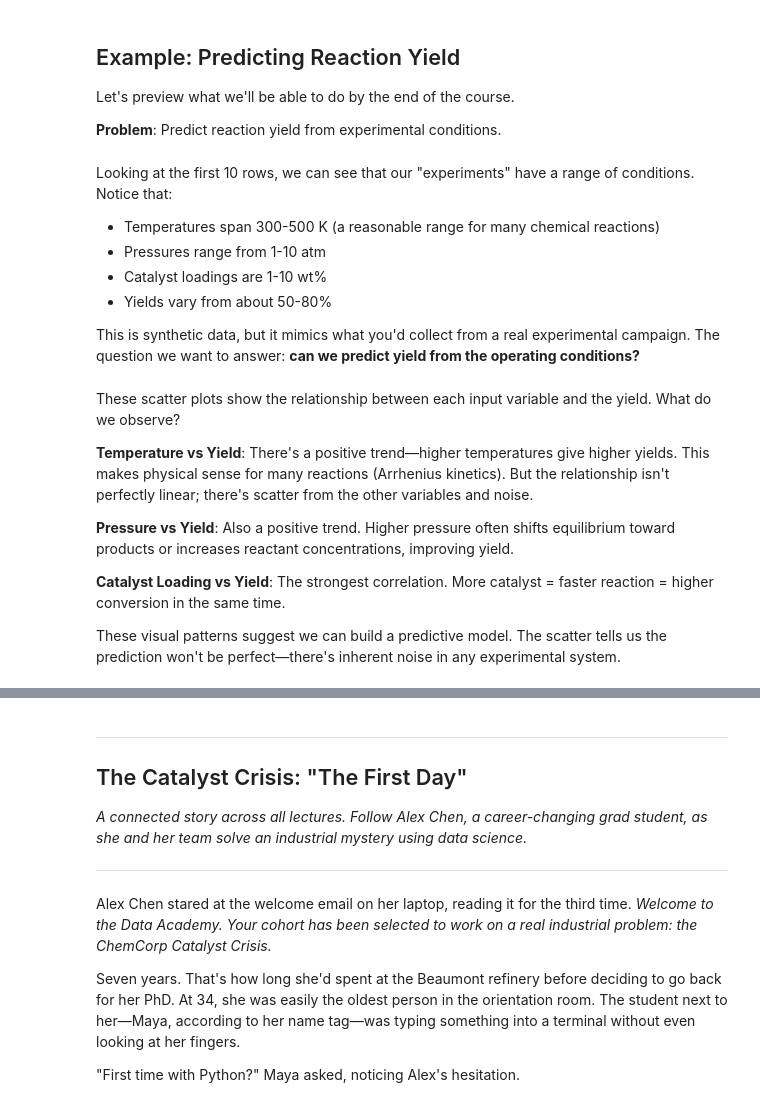
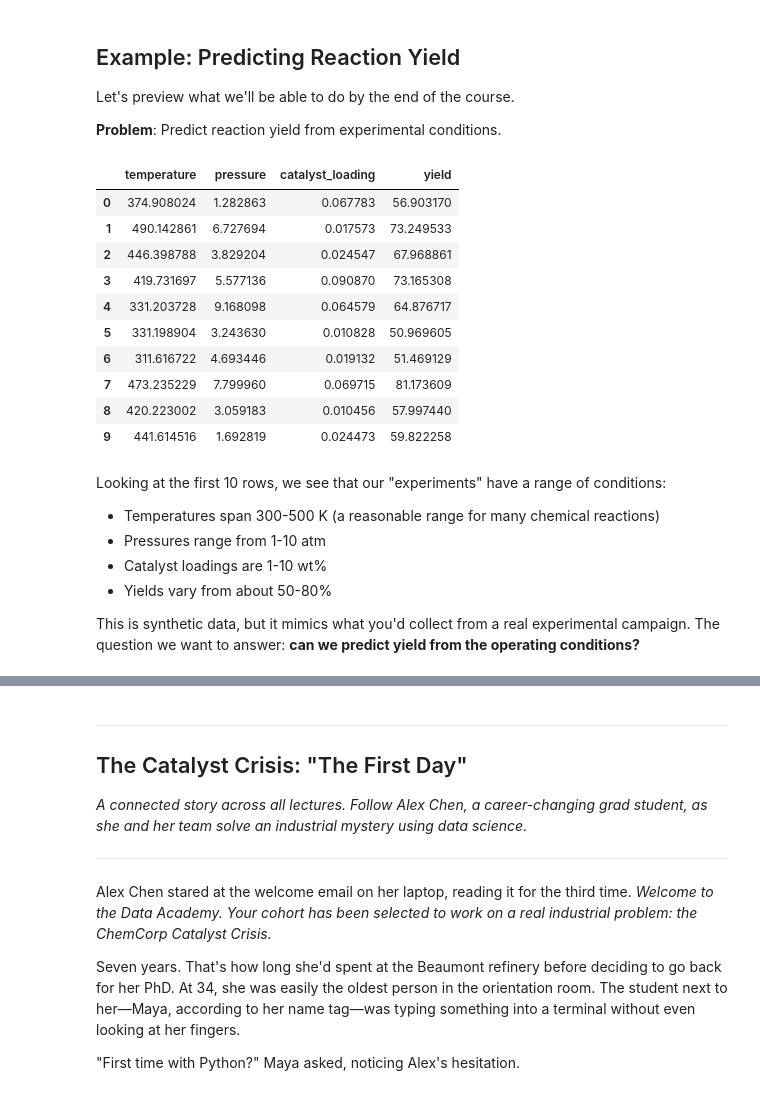
Before and after one commit to jkitchin/s26-06642, a Jupyter notebook: dsmles/00-introduction/introduction.ipynb, the cells around one changed output, grey strips where cells are left out. Drawn from its saved outputs; the diff is of its cells as text; code cells hidden in the pictures.

```diff
--- a/dsmles/00-introduction/introduction.ipynb
+++ b/dsmles/00-introduction/introduction.ipynb
@@ -186,36 +206,48 @@ import numpy as np
 import pandas as pd
 import matplotlib.pyplot as plt
 
 # Generate synthetic experiment data
 np.random.seed(42)
 n_experiments = 100
 
 # Experimental conditions
 temperature = np.random.uniform(300, 500, n_experiments)  # K
 pressure = np.random.uniform(1, 10, n_experiments)  # atm
 catalyst_loading = np.random.uniform(0.01, 0.10, n_experiments)  # wt%
 
 # "True" yield model (unknown to us in practice)
 yield_true = (
     50 +
     0.1 * (temperature - 400) +
     2 * pressure +
     100 * catalyst_loading +
-    np.random.normal(0, 3, n_experiments)  # noise
+    np.random.normal(0, 1.5, n_experiments)  # noise
 )
 yield_true = np.clip(yield_true, 0, 100)  # Yield between 0-100%
 
 # Create DataFrame
 data = pd.DataFrame({
     'temperature': temperature,
     'pressure': pressure,
     'catalyst_loading': catalyst_loading,
     'yield': yield_true
 })
 
 data.head(10)
+# %% [output]
+|  | temperature | pressure | catalyst_loading | yield |
+| 0 | 374.908024 | 1.282863 | 0.067783 | 56.903170 |
+| 1 | 490.142861 | 6.727694 | 0.017573 | 73.249533 |
+| 2 | 446.398788 | 3.829204 | 0.024547 | 67.968861 |
+| 3 | 419.731697 | 5.577136 | 0.090870 | 73.165308 |
+| 4 | 331.203728 | 9.168098 | 0.064579 | 64.876717 |
+| 5 | 331.198904 | 3.243630 | 0.010828 | 50.969605 |
+| 6 | 311.616722 | 4.693446 | 0.019132 | 51.469129 |
+| 7 | 473.235229 | 7.799960 | 0.069715 | 81.173609 |
+| 8 | 420.223002 | 3.059183 | 0.010456 | 57.997440 |
+| 9 | 441.614516 | 1.692819 | 0.024473 | 59.822258 |
 # %% [markdown]
-Looking at the first 10 rows, we can see that our "experiments" have a range of conditions. Notice that:
+Looking at the first 10 rows, we see that our "experiments" have a range of conditions:
 
 - Temperatures span 300-500 K (a reasonable range for many chemical reactions)
 - Pressures range from 1-10 atm
@@ -223,13 +255,3 @@ Looking at the first 10 rows, we can see that our "experiments" have a range of
 - Yields vary from about 50-80%
 
 This is synthetic data, but it mimics what you'd collect from a real experimental campaign. The question we want to answer: **can we predict yield from the operating conditions?**
-# %% [markdown]
-These scatter plots show the relationship between each input variable and the yield. What do we observe?
-
-**Temperature vs Yield**: There's a positive trend—higher temperatures give higher yields. This makes physical sense for many reactions (Arrhenius kinetics). But the relationship isn't perfectly linear; there's scatter from the other variables and noise.
-
-**Pressure vs Yield**: Also a positive trend. Higher pressure often shifts equilibrium toward products or increases reactant concentrations, improving yield.
-
-**Catalyst Loading vs Yield**: The strongest correlation. More catalyst = faster reaction = higher conversion in the same time.
-
-These visual patterns suggest we can build a predictive model. The scatter tells us the prediction won't be perfect—there's inherent noise in any experimental system.
```
Also changed, not shown: parts of 21 cells of this notebook, 34 other files.
